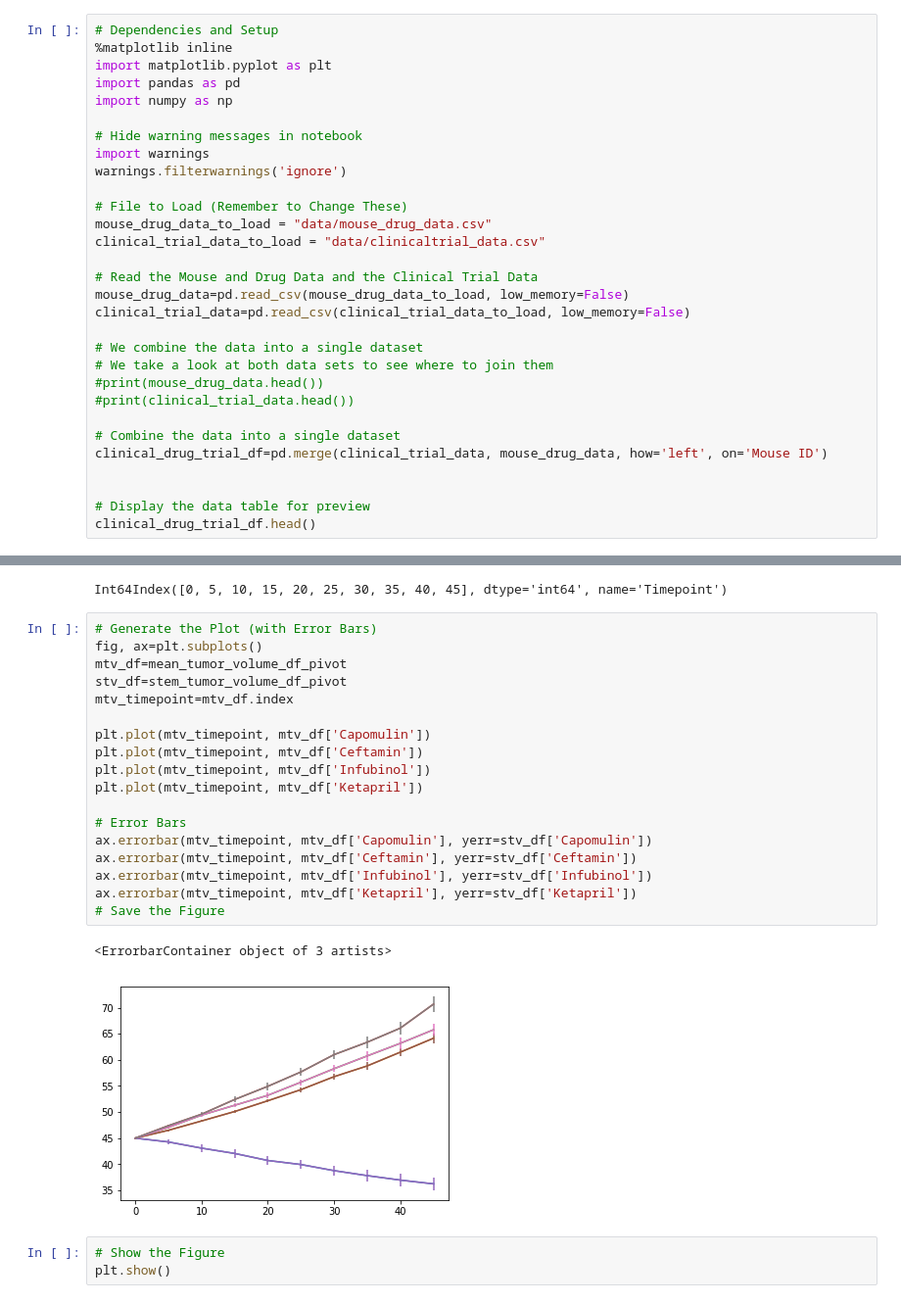
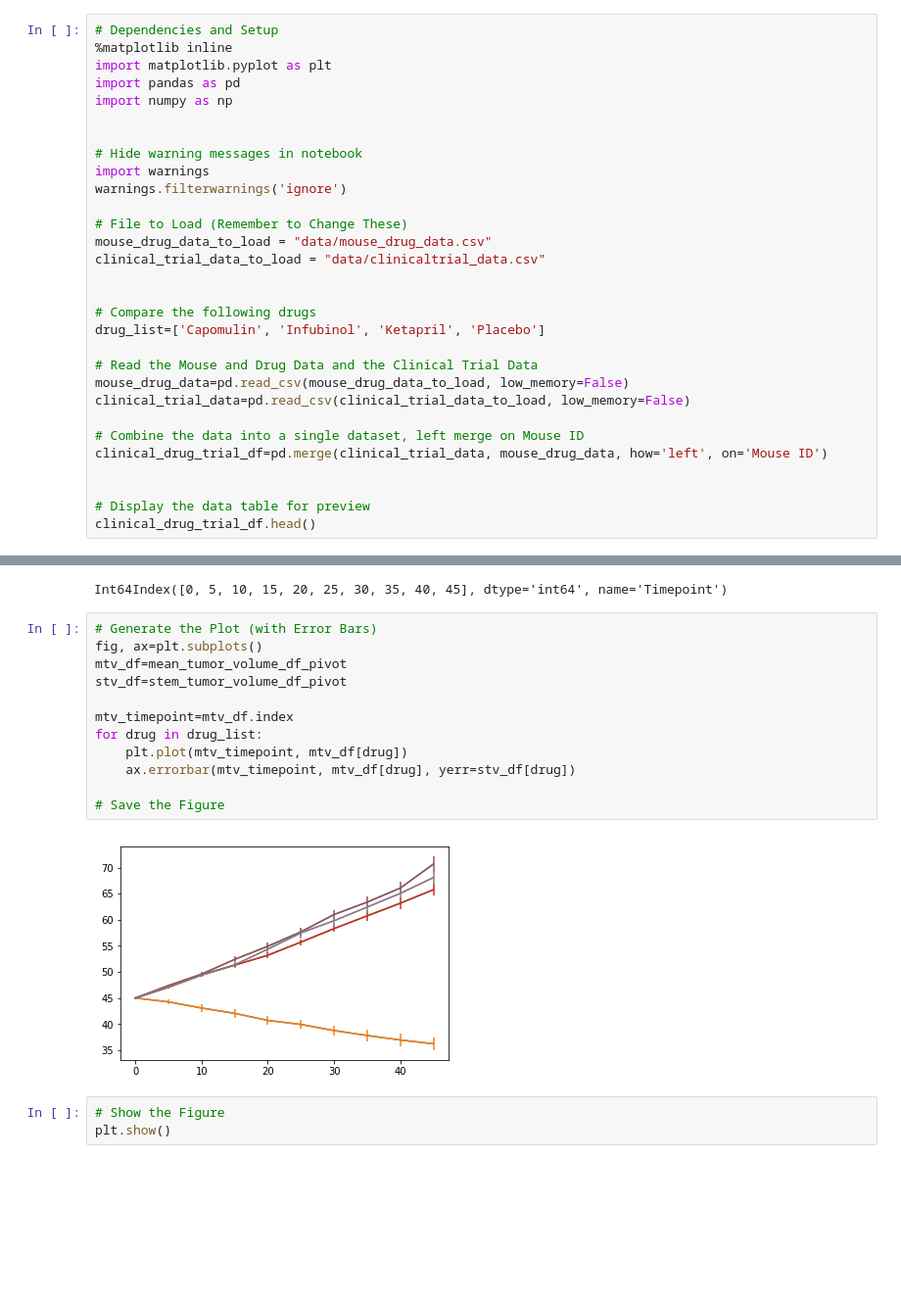
Before and after one commit to paul-data-science/HW5, a Jupyter notebook: pymaceuticals_starter-PAULAGv2.ipynb, the cells around one changed output, grey strips where cells are left out. Shown: that part at 98% size. Saved outputs shown, nothing was run; the diff lists cells and outputs as text; blank space fills up the shorter version.

```diff
--- a/pymaceuticals_starter-PAULAGv2.ipynb
+++ b/pymaceuticals_starter-PAULAGv2.ipynb
@@ -4,6 +4,7 @@
 import matplotlib.pyplot as plt
 import pandas as pd
 import numpy as np
+
 
 # Hide warning messages in notebook
 import warnings
@@ -13,16 +14,15 @@ warnings.filterwarnings('ignore')
 mouse_drug_data_to_load = "data/mouse_drug_data.csv"
 clinical_trial_data_to_load = "data/clinicaltrial_data.csv"
 
+
+# Compare the following drugs
+drug_list=['Capomulin', 'Infubinol', 'Ketapril', 'Placebo']
+
 # Read the Mouse and Drug Data and the Clinical Trial Data
 mouse_drug_data=pd.read_csv(mouse_drug_data_to_load, low_memory=False)
 clinical_trial_data=pd.read_csv(clinical_trial_data_to_load, low_memory=False)
 
-# We combine the data into a single dataset
-# We take a look at both data sets to see where to join them
-#print(mouse_drug_data.head())
-#print(clinical_trial_data.head())
-
-# Combine the data into a single dataset
+# Combine the data into a single dataset, left merge on Mouse ID
 clinical_drug_trial_df=pd.merge(clinical_trial_data, mouse_drug_data, how='left', on='Mouse ID')
 
 
@@ -138,24 +130,17 @@ Int64Index([0, 5, 10, 15, 20, 25, 30, 35, 40, 45], dtype='int64', name='Timepoin
 # %%
 # Generate the Plot (with Error Bars)
 fig, ax=plt.subplots()
 mtv_df=mean_tumor_volume_df_pivot
 stv_df=stem_tumor_volume_df_pivot
+
 mtv_timepoint=mtv_df.index
+for drug in drug_list:
+    plt.plot(mtv_timepoint, mtv_df[drug])
+    ax.errorbar(mtv_timepoint, mtv_df[drug], yerr=stv_df[drug])
 
-plt.plot(mtv_timepoint, mtv_df['Capomulin'])
-plt.plot(mtv_timepoint, mtv_df['Ceftamin'])
-plt.plot(mtv_timepoint, mtv_df['Infubinol'])
-plt.plot(mtv_timepoint, mtv_df['Ketapril'])
-
-# Error Bars
-ax.errorbar(mtv_timepoint, mtv_df['Capomulin'], yerr=stv_df['Capomulin'])
-ax.errorbar(mtv_timepoint, mtv_df['Ceftamin'], yerr=stv_df['Ceftamin'])
-ax.errorbar(mtv_timepoint, mtv_df['Infubinol'], yerr=stv_df['Infubinol'])
-ax.errorbar(mtv_timepoint, mtv_df['Ketapril'], yerr=stv_df['Ketapril'])
 # Save the Figure
 # %% [output]
-<ErrorbarContainer object of 3 artists>
-[figure, old version]
+[figure, new version]
 # %%
 # Show the Figure
 plt.show()
```
Also changed, not shown: parts of 6 cells of this notebook.
